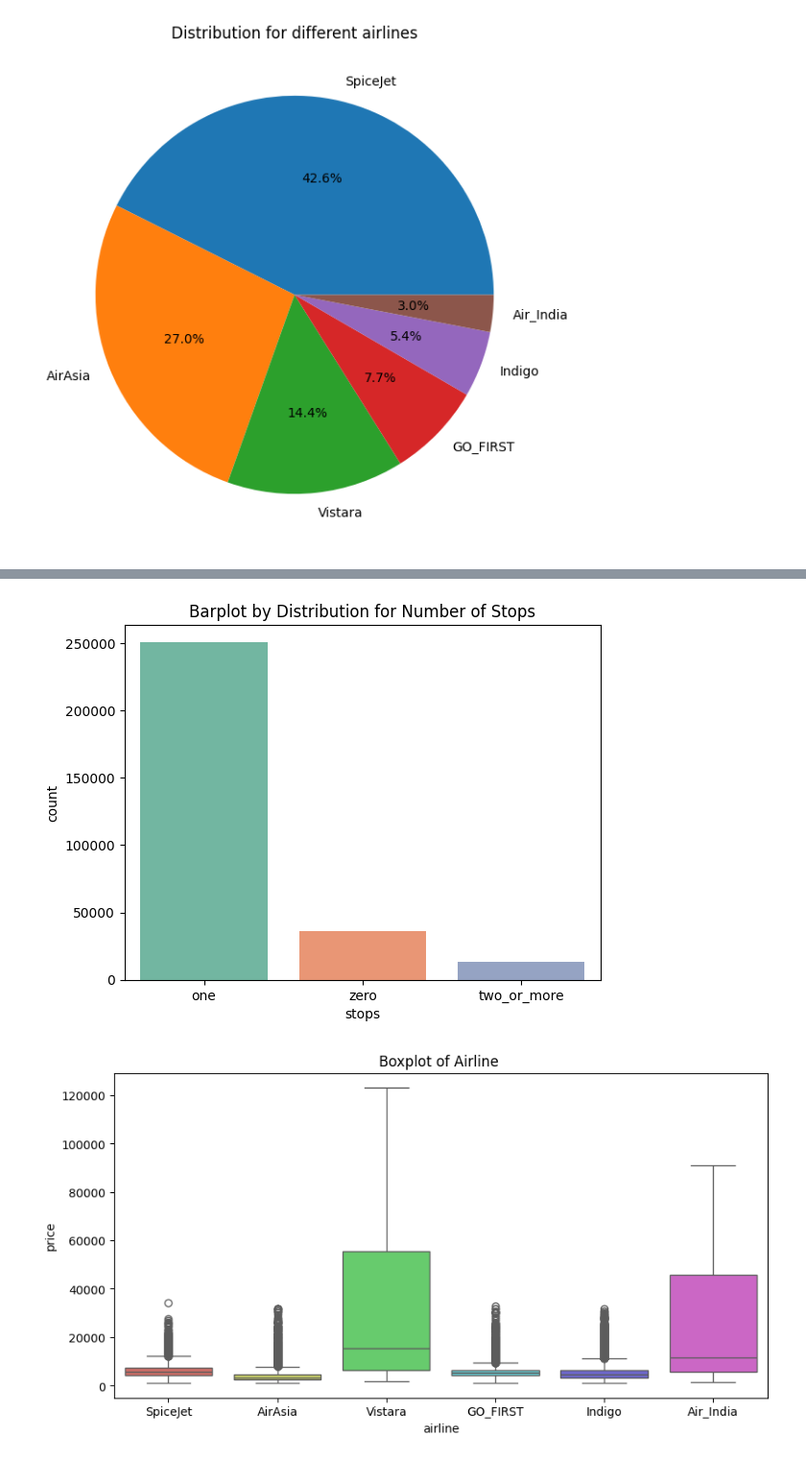
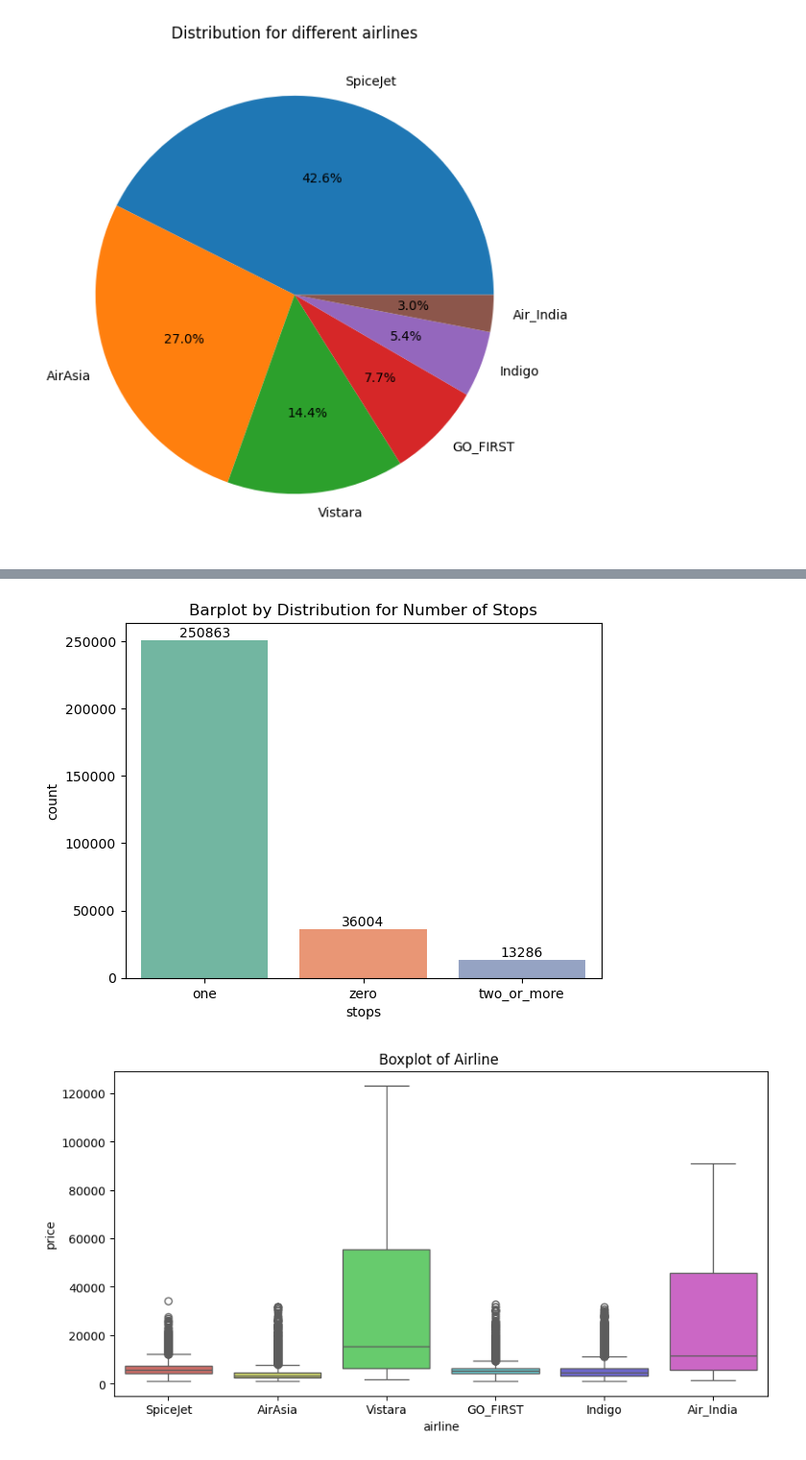
Before and after one commit to Aarzooj/CS343-Machine-Learning-Project, a Jupyter notebook: ML_midreport_EDA.ipynb, the cells around one changed output, grey strips where cells are left out. Shown at 96% size. Saved outputs shown, nothing was run; the diff lists cells and outputs as text; code cells hidden in the pictures.

```diff
--- a/ML_midreport_EDA.ipynb
+++ b/ML_midreport_EDA.ipynb
@@ -11,6 +11,6 @@ warnings.filterwarnings('ignore')
 # %% [markdown]
 Loading data
 # %%
-df = pd.read_csv('Clean_Dataset.csv')
+df = pd.read_csv('datasets\Clean_Dataset.csv',index_col=0)
 df.head()
 # %% [output]
@@ -137,14 +139,15 @@ plt.show()
 # %%
 #Calculate the count of each category in 'stops'
 stops_count = df['stops'].value_counts().reset_index()
 stops_count.columns = ['stops', 'count']
 
 #Creating barplot
-sns.barplot(x='stops', y='count', data=stops_count, palette = 'Set2')
+ax = sns.barplot(x='stops', y='count', data=stops_count, palette = 'Set2')
+ax.bar_label(ax.containers[0])
 plt.title('Barplot by Distribution for Number of Stops')
 plt.show()
 # %% [output]
-[figure, old version]
+[figure, new version]
 # %%
 plt.figure(figsize=(10, 5))
 sns.boxplot(x=df['airline'], y="price", data=df, palette = 'hls')
```
Also changed, not shown: parts of 10 cells of this notebook.
